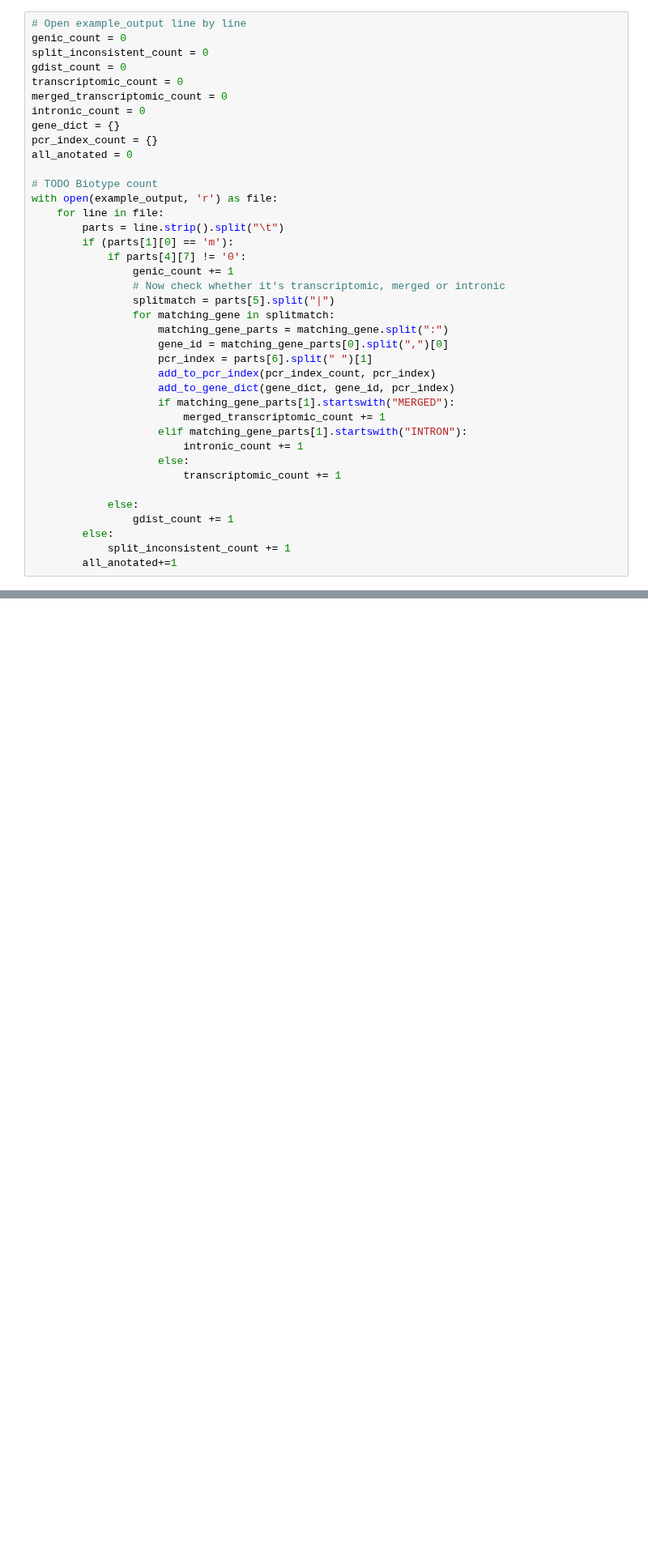
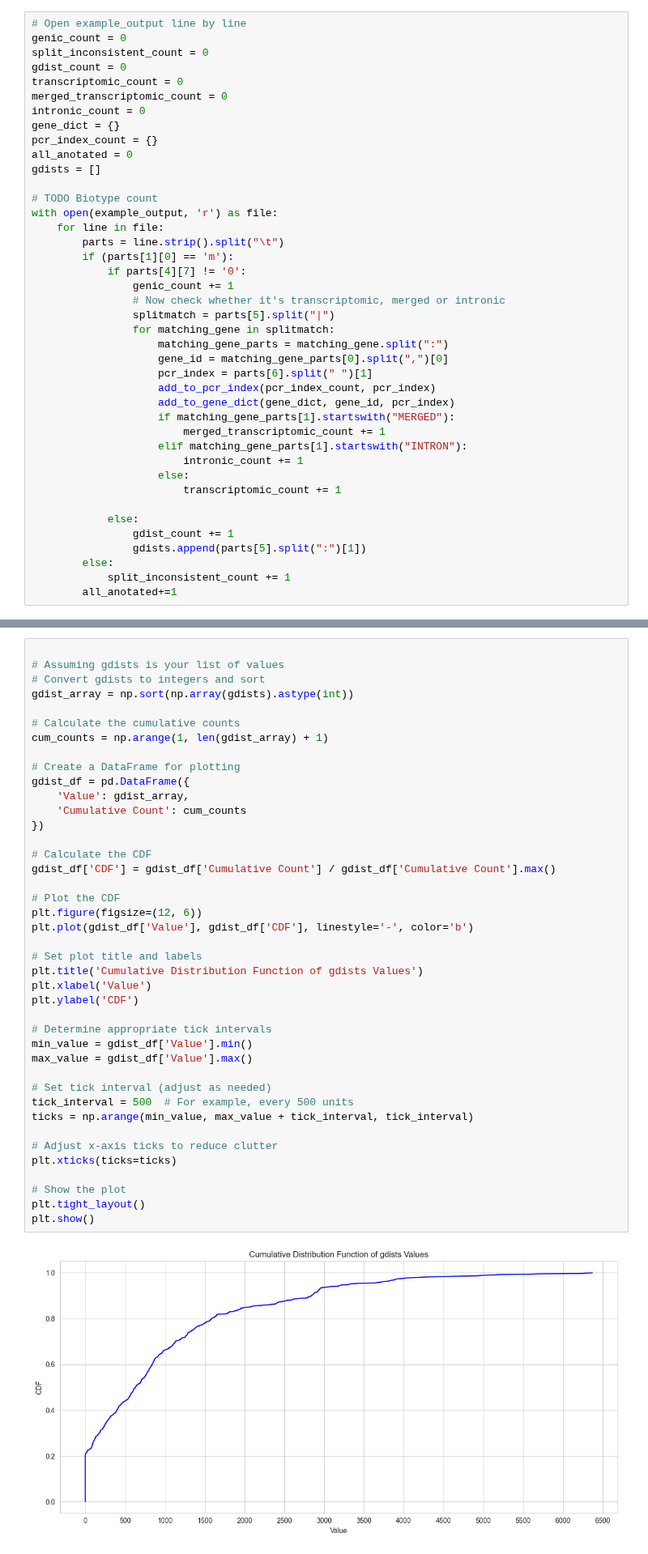
Before and after one commit to IngiumDev/gobi, a Jupyter notebook: src/main/Analysis/BAMFeatures/AnalzeBAMFeatures.ipynb, the cells around one changed output, grey strips where cells are left out. Shown at 81% size. Drawn from its saved outputs; the diff is of its cells as text; blank space fills up the shorter version.

```diff
--- a/src/main/Analysis/BAMFeatures/AnalzeBAMFeatures.ipynb
+++ b/src/main/Analysis/BAMFeatures/AnalzeBAMFeatures.ipynb
@@ -36,6 +37,7 @@ intronic_count = 0
 gene_dict = {}
 pcr_index_count = {}
 all_anotated = 0
+gdists = []
 
 # TODO Biotype count
 with open(example_output, 'r') as file:
@@ -61,6 +63,7 @@ with open(example_output, 'r') as file:
 
             else:
                 gdist_count += 1
+                gdists.append(parts[5].split(":")[1])
         else:
             split_inconsistent_count += 1
         all_anotated+=1
@@ -358,0 +491,43 @@ counts_df
+# %%
+
+# Assuming gdists is your list of values
+# Convert gdists to integers and sort
+gdist_array = np.sort(np.array(gdists).astype(int))
+
+# Calculate the cumulative counts
+cum_counts = np.arange(1, len(gdist_array) + 1)
+
+# Create a DataFrame for plotting
+gdist_df = pd.DataFrame({
+    'Value': gdist_array,
+    'Cumulative Count': cum_counts
+})
+
+# Calculate the CDF
+gdist_df['CDF'] = gdist_df['Cumulative Count'] / gdist_df['Cumulative Count'].max()
+
+# Plot the CDF
+plt.figure(figsize=(12, 6))
+plt.plot(gdist_df['Value'], gdist_df['CDF'], linestyle='-', color='b')
+
+# Set plot title and labels
+plt.title('Cumulative Distribution Function of gdists Values')
+plt.xlabel('Value')
+plt.ylabel('CDF')
+
+# Determine appropriate tick intervals
+min_value = gdist_df['Value'].min()
+max_value = gdist_df['Value'].max()
+
+# Set tick interval (adjust as needed)
+tick_interval = 500  # For example, every 500 units
+ticks = np.arange(min_value, max_value + tick_interval, tick_interval)
+
+# Adjust x-axis ticks to reduce clutter
+plt.xticks(ticks=ticks)
+
+# Show the plot
+plt.tight_layout()
+plt.show()
+# %% [output]
+[figure, added]
```
Also changed, not shown: parts of 5 cells of this notebook.
